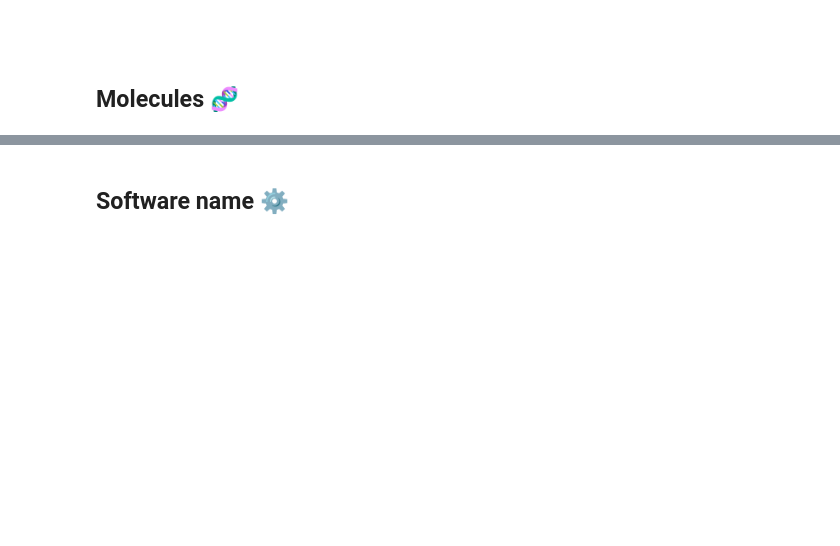
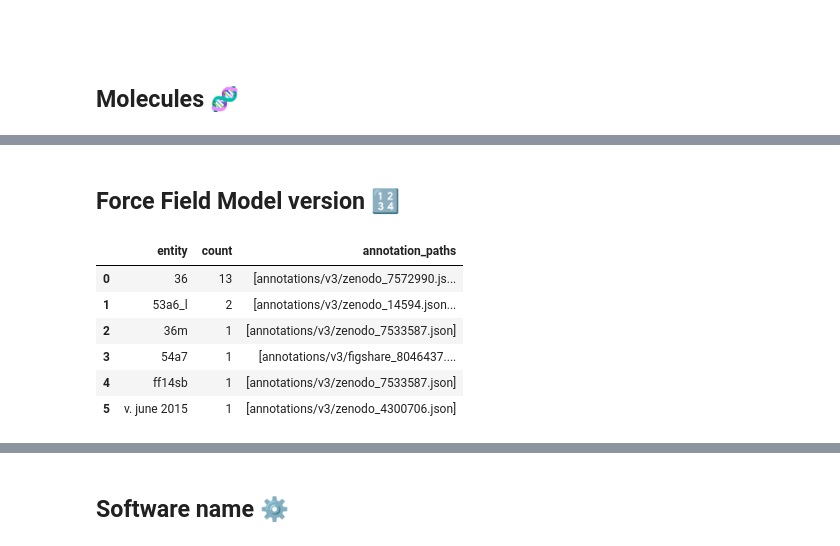
Before and after one commit to MDverse/mdner_llm, a Jupyter notebook: notebooks/qc_entity_inventory_explorer.ipynb, the cells around one changed output, grey strips where cells are left out. Cells and saved outputs as stored; diff of their text form; code cells hidden in the pictures; blank space fills up the shorter version.

```diff
--- a/notebooks/qc_entity_inventory_explorer.ipynb
+++ b/notebooks/qc_entity_inventory_explorer.ipynb
@@ -187,0 +188,13 @@ Rare force field models (count = 1): 47 / 106 total entities
+# %% [markdown]
+## Force Field Model version 🔢
+# %%
+df = entity_data["FFMVERS"].sort_values("count", ascending=False)
+df
+# %% [output]
+|  | entity | count | annotation_paths |
+| 0 | 36 | 13 | [annotations/v3/zenodo_7572990.js... |
+| 1 | 53a6_l | 2 | [annotations/v3/zenodo_14594.json... |
+| 2 | 36m | 1 | [annotations/v3/zenodo_7533587.json] |
+| 3 | 54a7 | 1 | [annotations/v3/figshare_8046437.... |
+| 4 | ff14sb | 1 | [annotations/v3/zenodo_7533587.json] |
+| 5 | v. june 2015 | 1 | [annotations/v3/zenodo_4300706.json] |
```
Also changed, not shown: parts of 17 cells of this notebook, 7 other files.
